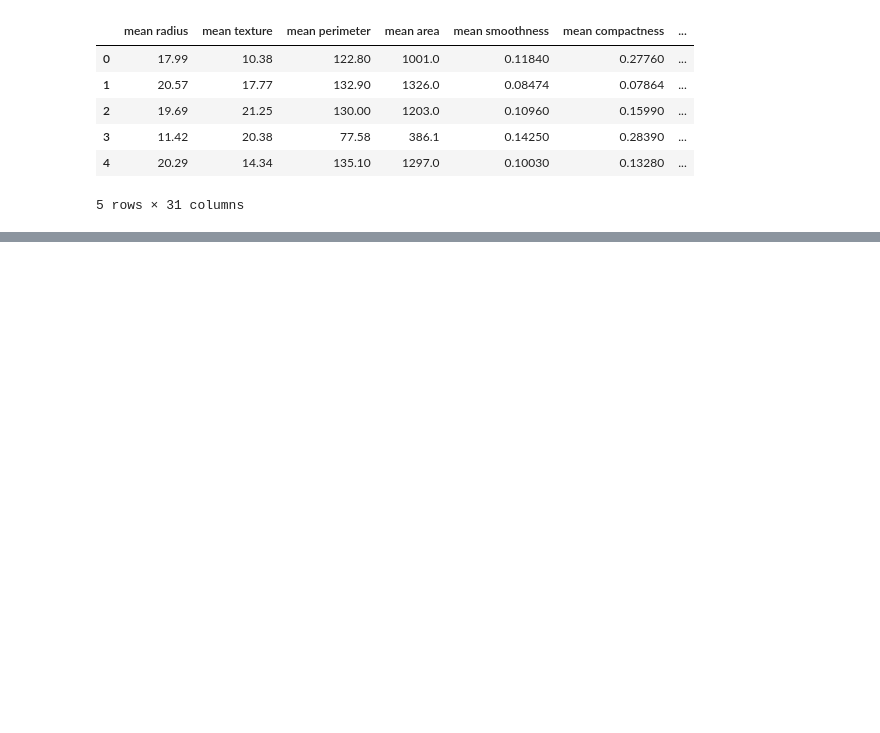
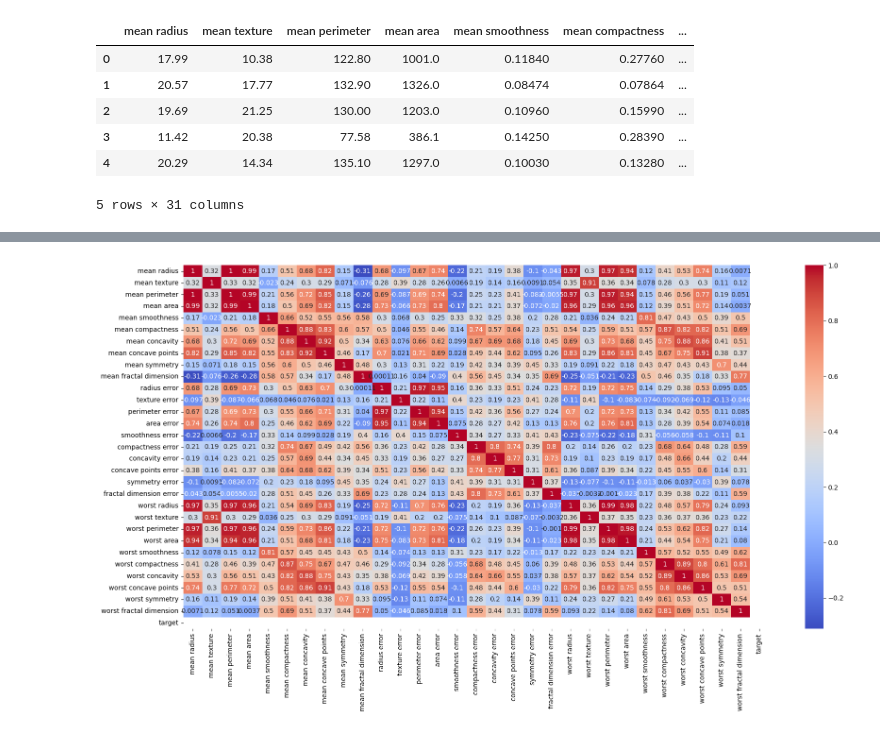
Before and after one commit to Hasan082/Data-Science-Portfolio, a Jupyter notebook: 1. Breast Cancer Classification/Breast Cancer Classification.ipynb, the cells around one changed output, grey strips where cells are left out. Saved outputs shown, nothing was run; the diff lists cells and outputs as text; code cells hidden in the pictures; blank space fills up the shorter version.

```diff
--- a/1. Breast Cancer Classification/Breast Cancer Classification.ipynb
+++ b/1. Breast Cancer Classification/Breast Cancer Classification.ipynb
@@ -98,0 +137,8 @@ df_cancer.head()
+# %%
+# Visualize the Heatmap for better understand
+df_cancer["target"] = df_cancer["target"].map({"malignant": 0, "benign": 1})
+plt.figure(figsize=(20, 10))
+sns.heatmap(df_cancer.corr(), annot=True, cmap="coolwarm")
+plt.show()
+# %% [output]
+[figure, added]
```
Also changed, not shown: parts of 7 cells of this notebook.
